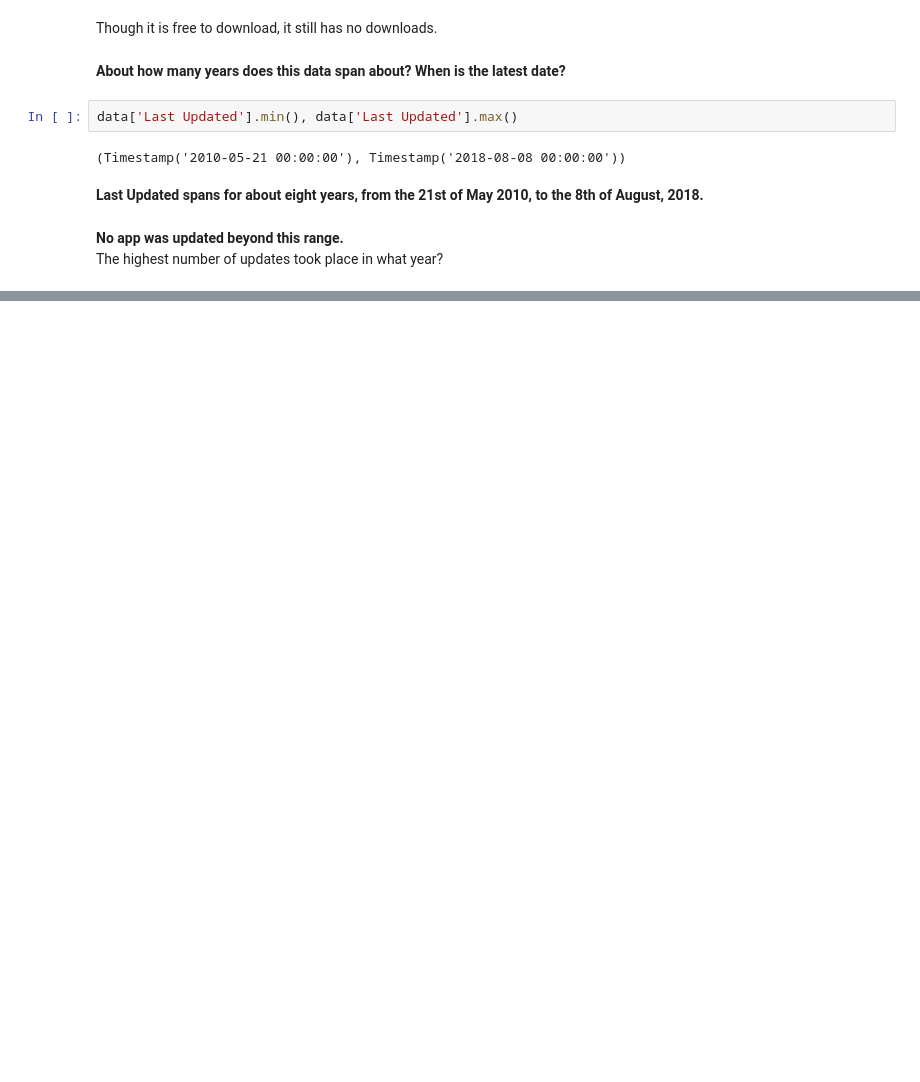
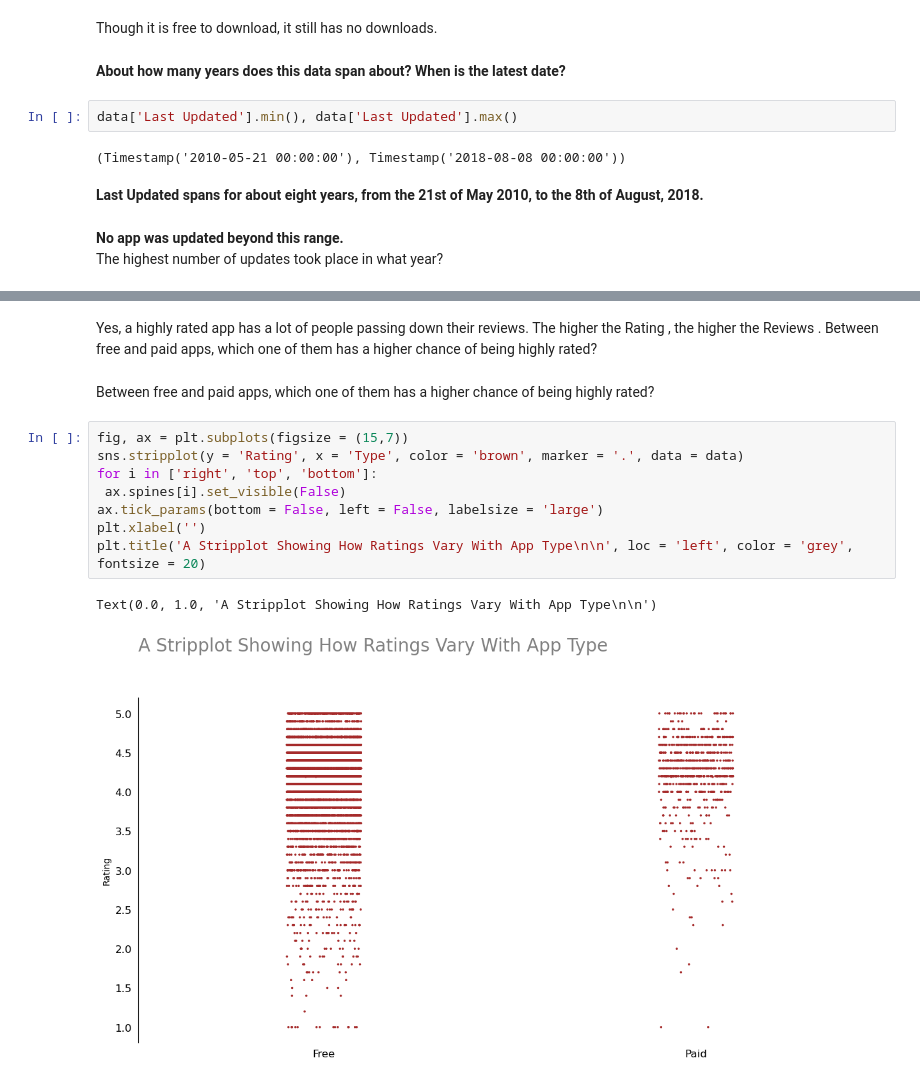
Before and after one commit to olawalejuwonm/UoL, a Jupyter notebook: mid term/EDA AND ML(PLAYSTORE DATA).ipynb, the cells around one changed output, grey strips where cells are left out. Cells and saved outputs as stored; diff of their text form; blank space fills up the shorter version.

```diff
--- a/mid term/EDA AND ML(PLAYSTORE DATA).ipynb
+++ b/mid term/EDA AND ML(PLAYSTORE DATA).ipynb
@@ -987,0 +1033,17 @@ Text(0.0, 1.0, 'Distribution of Apps Over Last Updated Years.\n\n\n')
+# %% [markdown]
+Yes, a highly rated app has a lot of people passing down their reviews.
+The higher the Rating , the higher the Reviews .
+Between free and paid apps, which one of them has a higher chance of being highly rated?
+# %% [markdown]
+Between free and paid apps, which one of them has a higher chance of being highly rated?
+# %%
+fig, ax = plt.subplots(figsize = (15,7))
+sns.stripplot(y = 'Rating', x = 'Type', color = 'brown', marker = '.', data = data)
+for i in ['right', 'top', 'bottom']:
+ ax.spines[i].set_visible(False)
+ax.tick_params(bottom = False, left = False, labelsize = 'large')
+plt.xlabel('')
+plt.title('A Stripplot Showing How Ratings Vary With App Type\n\n', loc = 'left', color = 'grey', fontsize = 20)
+# %% [output]
+Text(0.0, 1.0, 'A Stripplot Showing How Ratings Vary With App Type\n\n')
+[figure, added]
```
Also changed, not shown: parts of 134 cells of this notebook, 3 other files.
